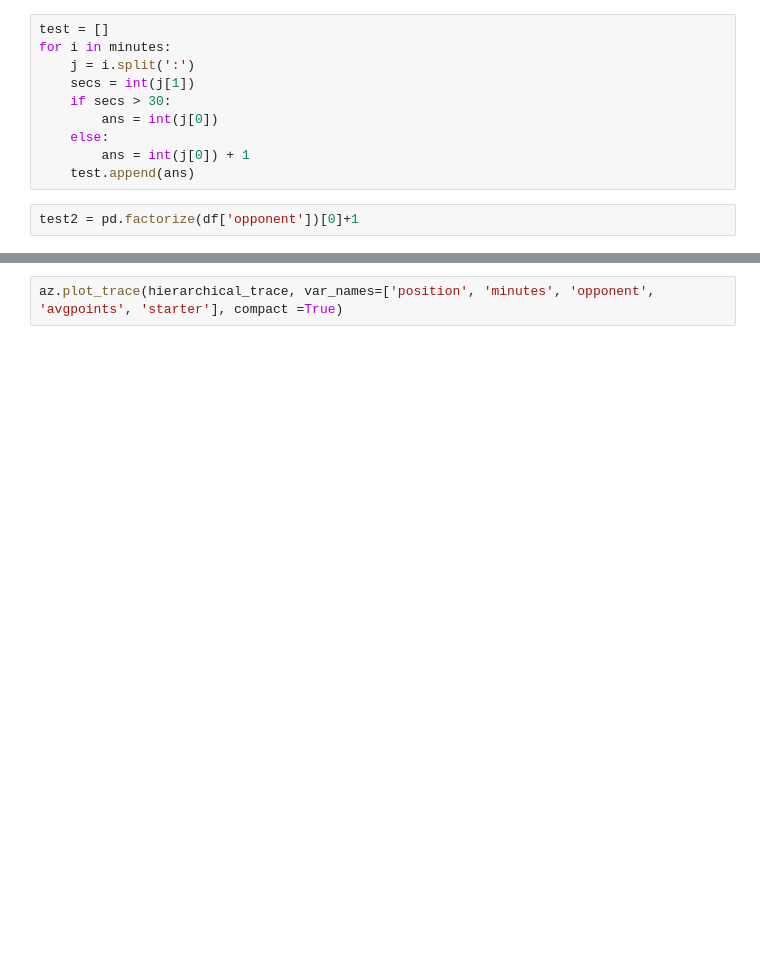
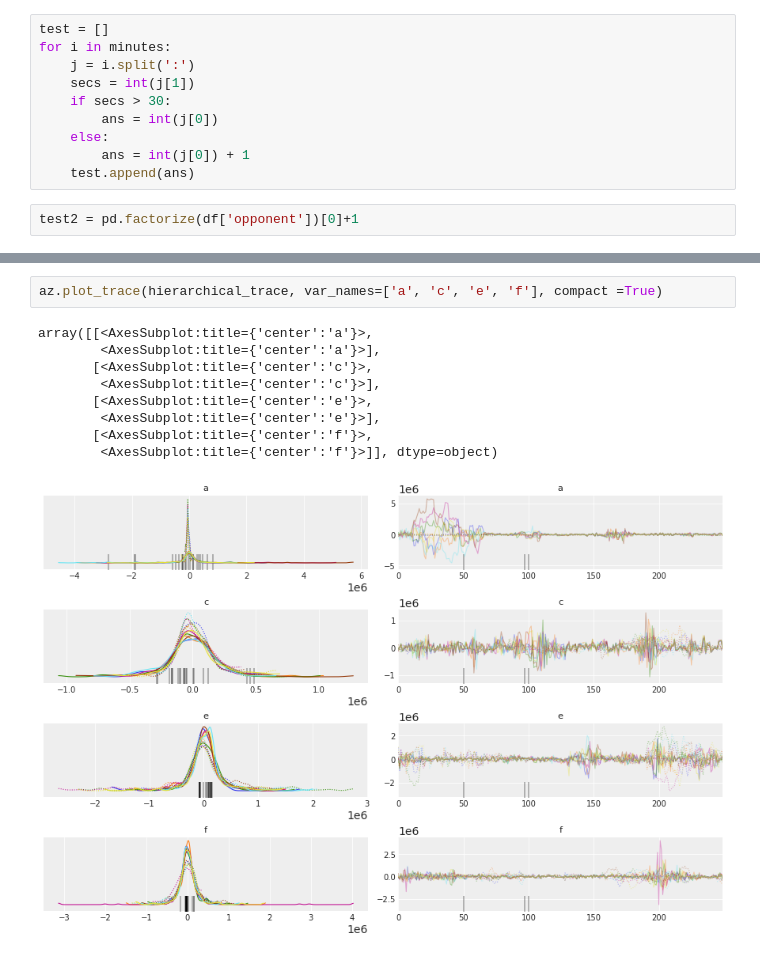
Before and after one commit to alseekford/Bayes-NBAFantasyPredictions, a Jupyter notebook: Hierarchical_Model.ipynb, the cells around one changed output, grey strips where cells are left out. Drawn from its saved outputs; the diff is of its cells as text; blank space fills up the shorter version.

```diff
--- a/Hierarchical_Model.ipynb
+++ b/Hierarchical_Model.ipynb
@@ -180,5 +204,15 @@ pm.model_to_graphviz(hierarchical_model)
 # %%
-az.plot_trace(hierarchical_trace, var_names=['position', 'minutes', 'opponent', 'avgpoints', 'starter'], compact =True)
+az.plot_trace(hierarchical_trace, var_names=['a', 'c', 'e', 'f'], compact =True)
+# %% [output]
+array([[<AxesSubplot:title={'center':'a'}>,
+        <AxesSubplot:title={'center':'a'}>],
+       [<AxesSubplot:title={'center':'c'}>,
+        <AxesSubplot:title={'center':'c'}>],
+       [<AxesSubplot:title={'center':'e'}>,
+        <AxesSubplot:title={'center':'e'}>],
+       [<AxesSubplot:title={'center':'f'}>,
+        <AxesSubplot:title={'center':'f'}>]], dtype=object)
+[figure, added]
 # %%
 # plot the ELBO vs. fitting time or iterations (n)
 advi_elbo = pd.DataFrame(
```
Also changed, not shown: parts of 8 cells of this notebook.
